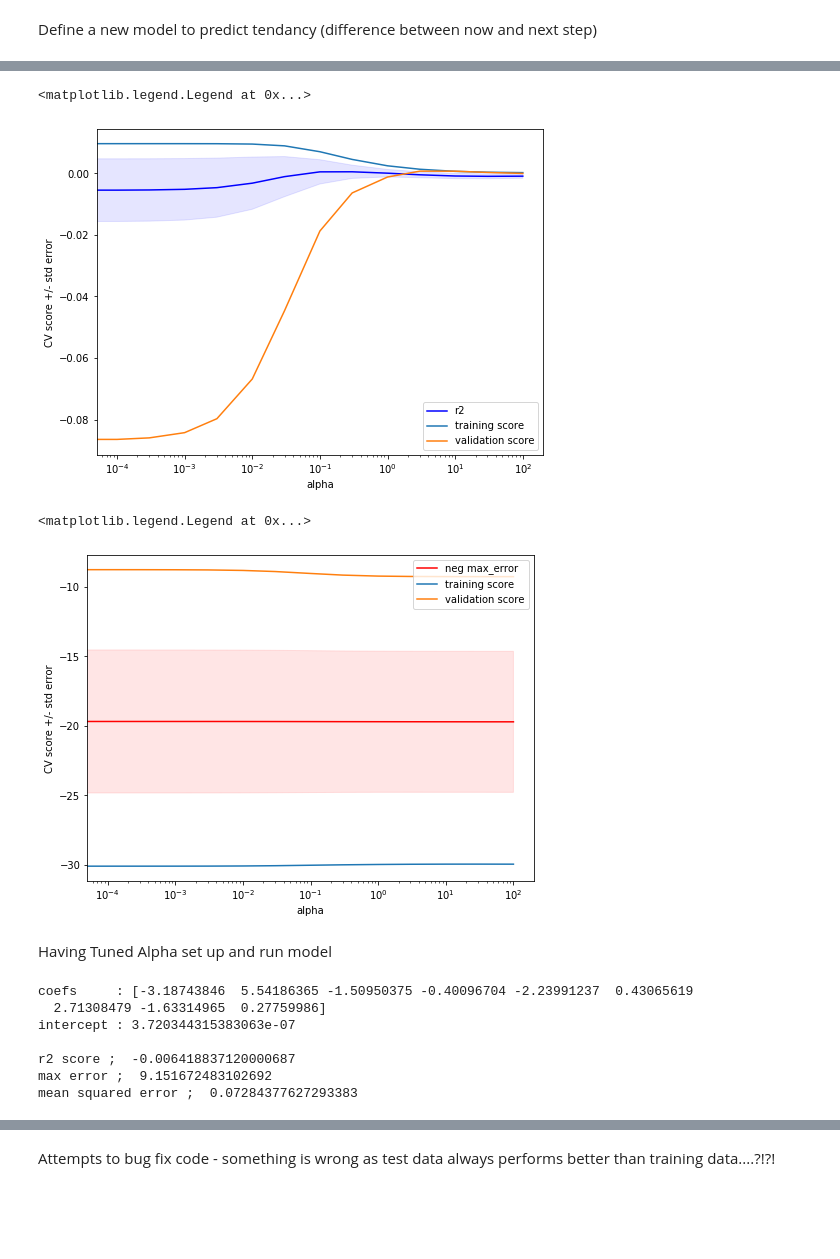
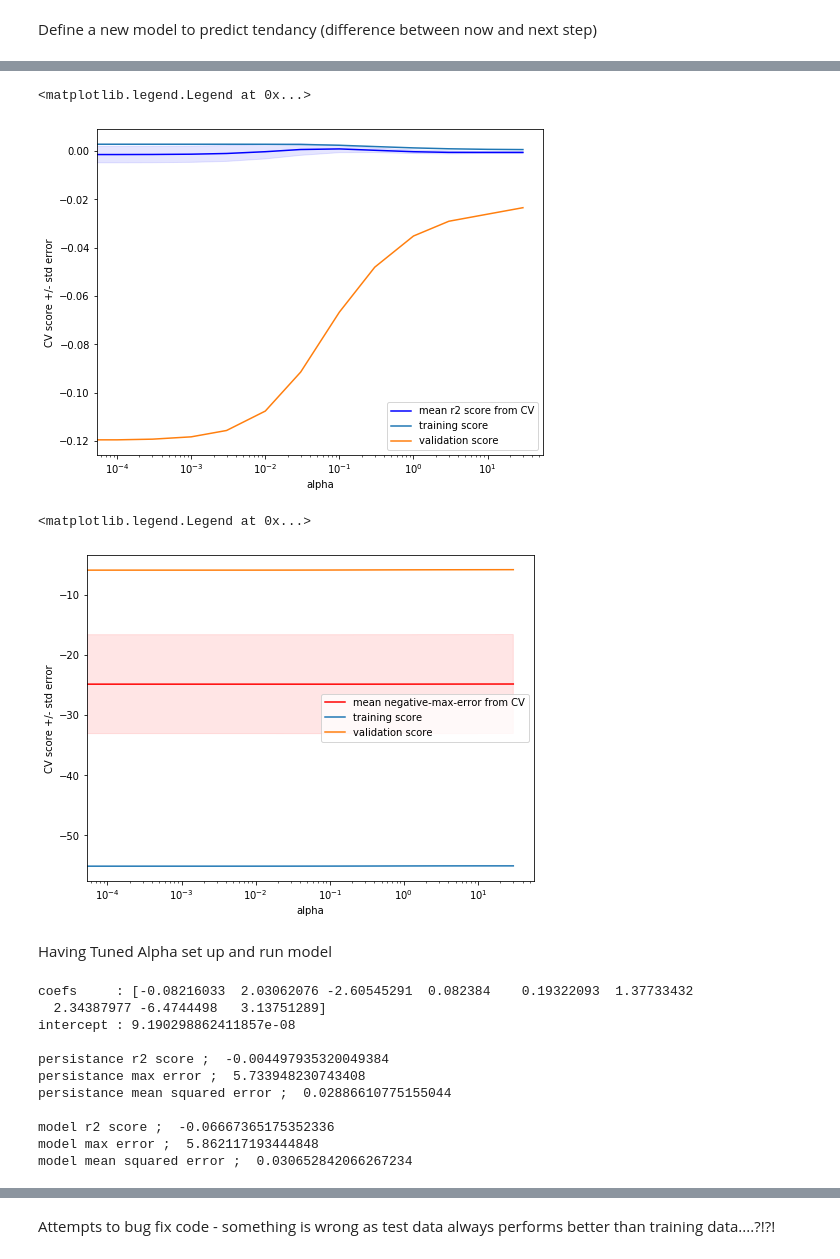
Before and after one commit to RachelFurner/DynamicPrediction, a Jupyter notebook: Regression_attempts.ipynb, the cells around one changed output, grey strips where cells are left out. Cells and saved outputs as stored; diff of their text form; code cells hidden in the pictures; blank space fills up the shorter version.

Commit message:
updates for linear regressor code

```diff
--- a/Regression_attempts.ipynb
+++ b/Regression_attempts.ipynb
@@ -99,8 +101,8 @@ nxt_outputs_te = []
 # so we can learn on first n time steps, and test on rest
 
 for z in range(1,40,10):
-    for x in range(1,9,3):
-        for y in range(1,76,10):
+    for x in range(2,7,3):
+        for y in range(2,74,10):
             for time in range(0, split_index, 20):
                 inputs_tr.append([ds_var.isel(T=time)[z,y+y_offset,x+x_offset] for x_offset in halo_list for y_offset in halo_list])
                 nxt_outputs_tr.append([ds_var.isel(T=time+StepSize)[z,y,x]])
@@ -219,7 +238,7 @@ mean squared error ;  3.0549434940561264e-08
 # %%
 # Tune alpha using cross validation, and neg mean squared error
 
-alpha_s = [0.00, 0.0001, 0.0003, 0.001, 0.003, 0.01, 0.03, 0.1, 0.3, 1.0, 3.0, 10, 30, 100]
+alpha_s = [0.00, 0.0001, 0.0003, 0.001, 0.003, 0.01, 0.03, 0.1, 0.3, 1.0, 3.0, 10, 30]
 
 parameters = [{'alpha': alpha_s}]
 n_folds=5
@@ -369,14 +409,5 @@ plt.show()
 # %% [markdown]
 Define a new model to predict tendancy (difference between now and next step)
-# %%
-# A model to predict the tendancy in that variable (difference between now and next points)...
-
-#normalise tendancy outputs
-norm_tnd_outputs_tr, norm_tnd_outputs_te = normalise_data(tnd_outputs_tr[:], tnd_outputs_te[:])
-
-# store these values to de-normalise
-tnd_outputs_tr_mean = np.mean(tnd_outputs_tr)
-tnd_outputs_tr_std  = np.std(tnd_outputs_tr)
 # %%
 # First calculate and plot 'persistance' score, to give a baseline
 
@@ -392,7 +427,7 @@ mean squared error ;  0.07237963260102948
 # %%
 # Tune alpha using cross validation, and neg mean squared error
 
-alpha_s = [0.00, 0.0001, 0.0003, 0.001, 0.003, 0.01, 0.03, 0.1, 0.3, 1.0, 3.0, 10, 30, 100]
+alpha_s = [0.00, 0.0001, 0.0003, 0.001, 0.003, 0.01, 0.03, 0.1, 0.3, 1.0, 3.0, 10, 30]
 
 parameters = [{'alpha': alpha_s}]
 n_folds=5
@@ -401,7 +436,7 @@ scoring={'max_error', 'neg_mean_squared_error', 'r2'}
 model_tnd=linear_model.Ridge()
 
 # Calculate training scores using cross validation with various values of alpha
-model_tnd_cv = GridSearchCV(model_tnd, parameters, cv=n_folds, scoring=scoring, refit='r2')
+model_tnd_cv = GridSearchCV(model_tnd, parameters, cv=n_folds, scoring=scoring, refit='neg_mean_squared_error')
 model_tnd_cv.fit(norm_inputs_tr, norm_tnd_outputs_tr)
 results = model_tnd_cv.cv_results_
 
@@ -449,32 +475,32 @@ plt.legend()
 # %%
 # For r2 score, calculate and plot the mean score, and the region +/- one s.d
 
 r2_mean = model_tnd_cv.cv_results_['mean_test_r2']
 r2_std = model_tnd_cv.cv_results_['std_test_r2']
 r2_std_error = r2_std / np.sqrt(n_folds)
 
 plt.figure().set_size_inches(8, 6)
-plt.semilogx(alpha_s, r2_mean, label='r2', color='blue')
+plt.semilogx(alpha_s, r2_mean, label='mean r2 score from CV', color='blue')
 plt.fill_between(alpha_s, r2_mean + r2_std_error, r2_mean - r2_std_error, alpha=0.1, color='blue')
 plt.ylabel('CV score +/- std error')
 plt.xlabel('alpha')
 #plt.axhline(np.max(r2_scores), linestyle='--', color='.5')
 # Also calculate training and validation scores for same values of alpha without CV
 # and overplot - seems there is something wrong here....
 # The training scores should be similar... but are way out!
 val_scores = []
 train_scores = []
 for alpha in alpha_s:
     model_tnd.set_params(alpha=alpha)
     model_tnd.fit(norm_inputs_tr, norm_tnd_outputs_tr)
     train_scores.append(model_tnd.score(norm_inputs_tr, norm_tnd_outputs_tr))
     val_scores.append(model_tnd.score(norm_inputs_te, norm_tnd_outputs_te))#
 plt.plot(alpha_s, train_scores, label='training score')
 plt.plot(alpha_s, val_scores, label='validation score')
 plt.legend()
 # %% [output]
 <matplotlib.legend.Legend at 0x...>
-[figure, old version]
+[figure, new version]
 # %%
 # For Max Error, plot the mean score, and the region +/- one s.d, (huge s.d. as you'd expect)
 max_error_mean = model_tnd_cv.cv_results_['mean_test_max_error']
@@ -482,7 +508,7 @@ max_error_std = model_tnd_cv.cv_results_['std_test_max_error']
 max_error_std_error = max_error_std / np.sqrt(n_folds)
 
 plt.figure().set_size_inches(8, 6)
-plt.semilogx(alpha_s, max_error_mean, label='neg max_error', color='red')
+plt.semilogx(alpha_s, max_error_mean, label='mean negative-max-error from CV', color='red')
 plt.fill_between(alpha_s, max_error_mean + max_error_std_error, max_error_mean - max_error_std_error, alpha=0.1, color='red')
 plt.ylabel('CV score +/- std error')
 plt.xlabel('alpha')
@@ -501,13 +527,13 @@ plt.plot(alpha_s, val_scores, label='validation score')
 plt.legend()
 # %% [output]
 <matplotlib.legend.Legend at 0x...>
-[figure, old version]
+[figure, new version]
 # %% [markdown]
 Having Tuned Alpha set up and run model
 # %%
 #run model to predict next time step value, having selected a best alpha from above, using r2 scores
 
-model_tnd= linear_model.Ridge(alpha=best_alpha)
+model_tnd= linear_model.Ridge(alpha=best_alpha, normalize=False)
 # eventually might want to aim for a zero intercept, but model seems to struggle a lot with this so leave for now
 
 model_tnd.fit(norm_inputs_tr, norm_tnd_outputs_tr )  # train to evaluate the value at the next time step...
@@ -521,15 +547,24 @@ tnd_r2 = r2_score(norm_tnd_outputs_te, predicted_tnd)
 tnd_maxer = metrics.max_error(norm_tnd_outputs_te, predicted_tnd)
 tnd_mse = metrics.mean_squared_error(norm_tnd_outputs_te, predicted_tnd)
 
-print('r2 score ; ', tnd_r2)
-print('max error ; ', tnd_maxer)
-print('mean squared error ; ', tnd_mse)
+
+print('persistance r2 score ; ', r2_score(norm_tnd_outputs_te, predict_persistance_tnd))
+print('persistance max error ; ', metrics.max_error(norm_tnd_outputs_te, predict_persistance_tnd))
+print('persistance mean squared error ; ', metrics.mean_squared_error(norm_tnd_outputs_te, predict_persistance_tnd))
+print('')
+print('model r2 score ; ', tnd_r2)
+print('model max error ; ', tnd_maxer)
+print('model mean squared error ; ', tnd_mse)
 # %% [output]
-coefs     : [-3.18743846  5.54186365 -1.50950375 -0.40096704 -2.23991237  0.43065619
-  2.71308479 -1.63314965  0.27759986]
-intercept : 3.720344315383063e-07
+coefs     : [-0.08216033  2.03062076 -2.60545291  0.082384    0.19322093  1.37733432
+  2.34387977 -6.4744498   3.13751289]
+intercept : 9.190298862411857e-08
 
-r2 score ;  -0.006418837120000687
-max error ;  9.151672483102692
-mean squared error ;  0.07284377627293383
+persistance r2 score ;  -0.004497935320049384
+persistance max error ;  5.733948230743408
+persistance mean squared error ;  0.02886610775155044
+
+model r2 score ;  -0.06667365175352336
+model max error ;  5.862117193444848
+model mean squared error ;  0.030652842066267234
 # %%
```
Also changed, not shown: parts of 20 cells of this notebook, 1 other file.
